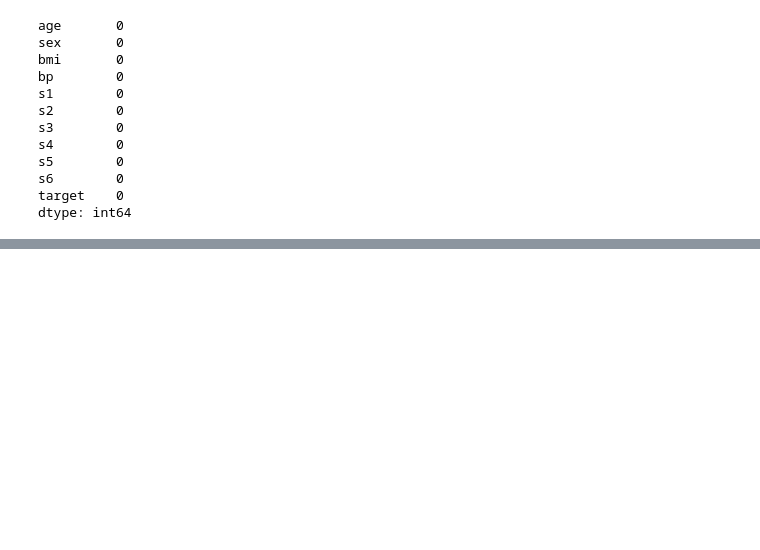
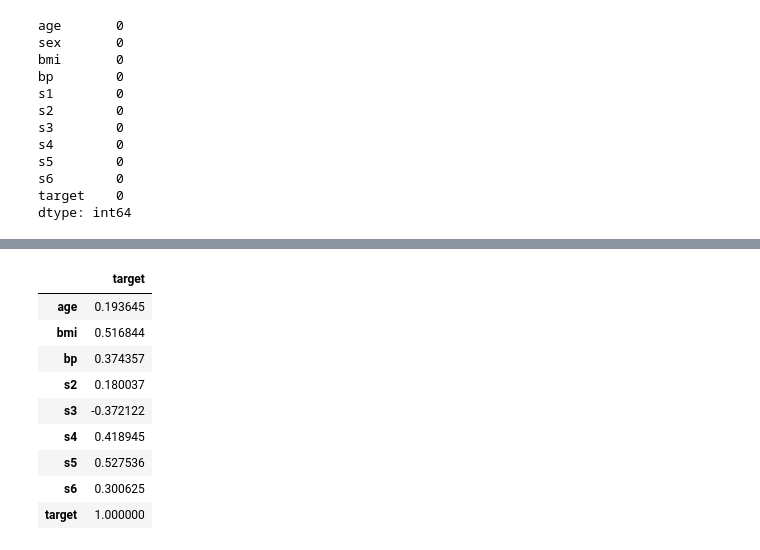
Before and after one commit to Firtux/Projects, a Jupyter notebook: ML/MLR_Sklearn.ipynb, the cells around one changed output, grey strips where cells are left out. Cells and saved outputs as stored; diff of their text form; code cells hidden in the pictures; blank space fills up the shorter version.

```diff
--- a/ML/MLR_Sklearn.ipynb
+++ b/ML/MLR_Sklearn.ipynb
@@ -115,0 +160,13 @@ g.map(sns.scatterplot)
+# %%
+new_data.drop(columns='sex').corr().target.to_frame().style.background_gradient()
+# %% [output]
+|  | target |
+| age | 0.193645 |
+| bmi | 0.516844 |
+| bp | 0.374357 |
+| s2 | 0.180037 |
+| s3 | -0.372122 |
+| s4 | 0.418945 |
+| s5 | 0.527536 |
+| s6 | 0.300625 |
+| target | 1.000000 |
```
Also changed, not shown: parts of 10 cells of this notebook.
